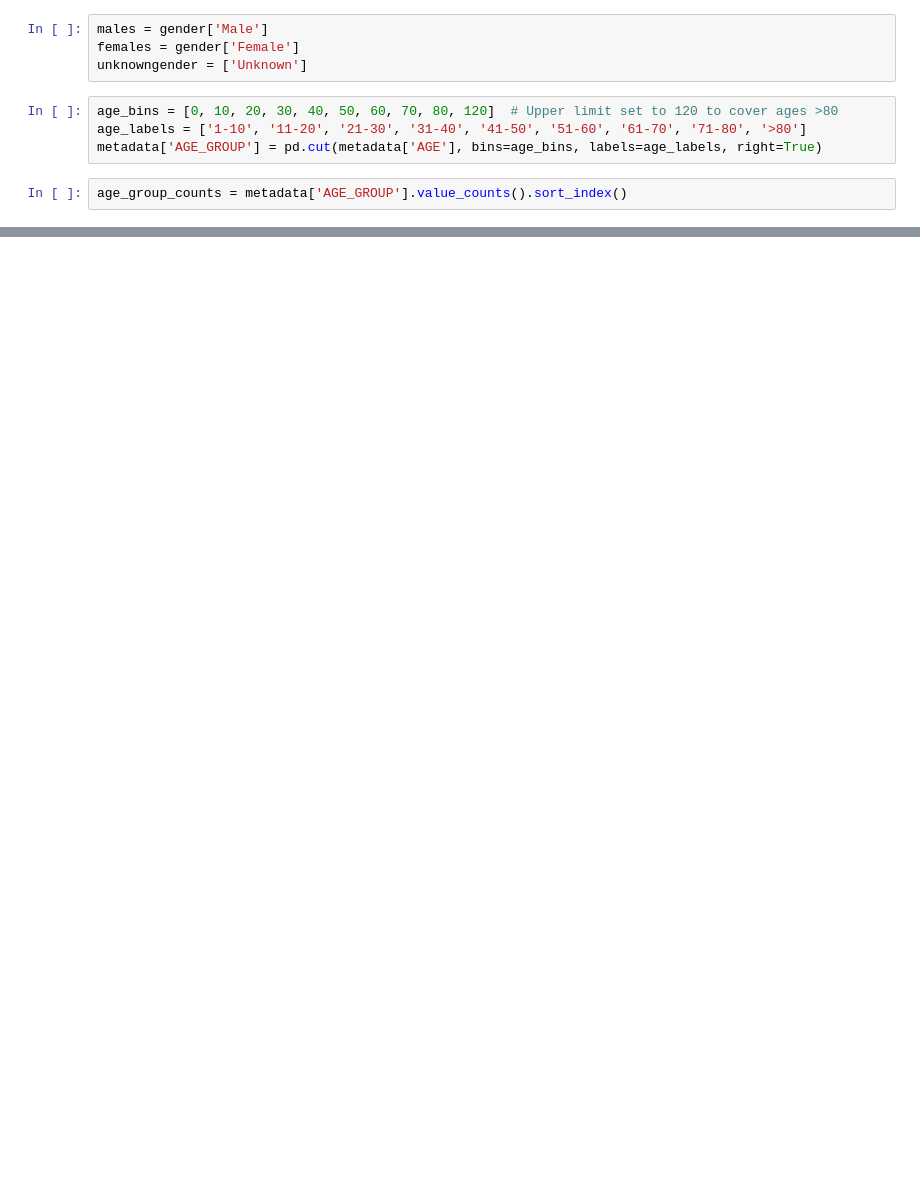
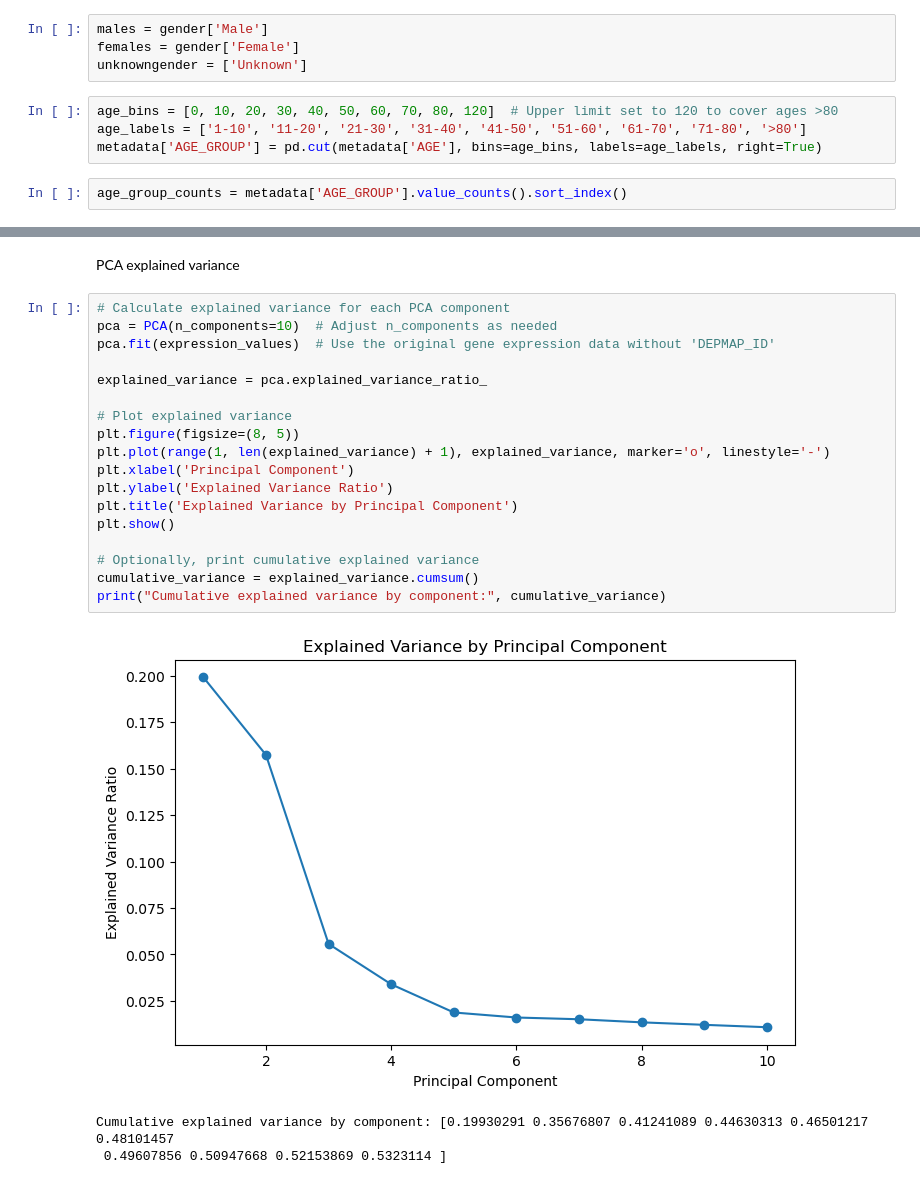
Before and after one commit to DimitraEl/Master-Thesis-2024, a Jupyter notebook: Notebooks/INITIALIZING.ipynb, the cells around one changed output, grey strips where cells are left out. Cells and saved outputs as stored; diff of their text form; blank space fills up the shorter version.

```diff
--- a/Notebooks/INITIALIZING.ipynb
+++ b/Notebooks/INITIALIZING.ipynb
@@ -63,0 +238,24 @@ age_group_counts
+# %% [markdown]
+PCA explained variance
+# %%
+# Calculate explained variance for each PCA component
+pca = PCA(n_components=10)  # Adjust n_components as needed
+pca.fit(expression_values)  # Use the original gene expression data without 'DEPMAP_ID'
+
+explained_variance = pca.explained_variance_ratio_
+
+# Plot explained variance
+plt.figure(figsize=(8, 5))
+plt.plot(range(1, len(explained_variance) + 1), explained_variance, marker='o', linestyle='-')
+plt.xlabel('Principal Component')
+plt.ylabel('Explained Variance Ratio')
+plt.title('Explained Variance by Principal Component')
+plt.show()
+
+# Optionally, print cumulative explained variance
+cumulative_variance = explained_variance.cumsum()
+print("Cumulative explained variance by component:", cumulative_variance)
+# %% [output]
+[figure, added]
+Cumulative explained variance by component: [0.19930291 0.35676807 0.41241089 0.44630313 0.46501217 0.48101457
+ 0.49607856 0.50947668 0.52153869 0.5323114 ]
```
Also changed, not shown: parts of 65 cells of this notebook.
